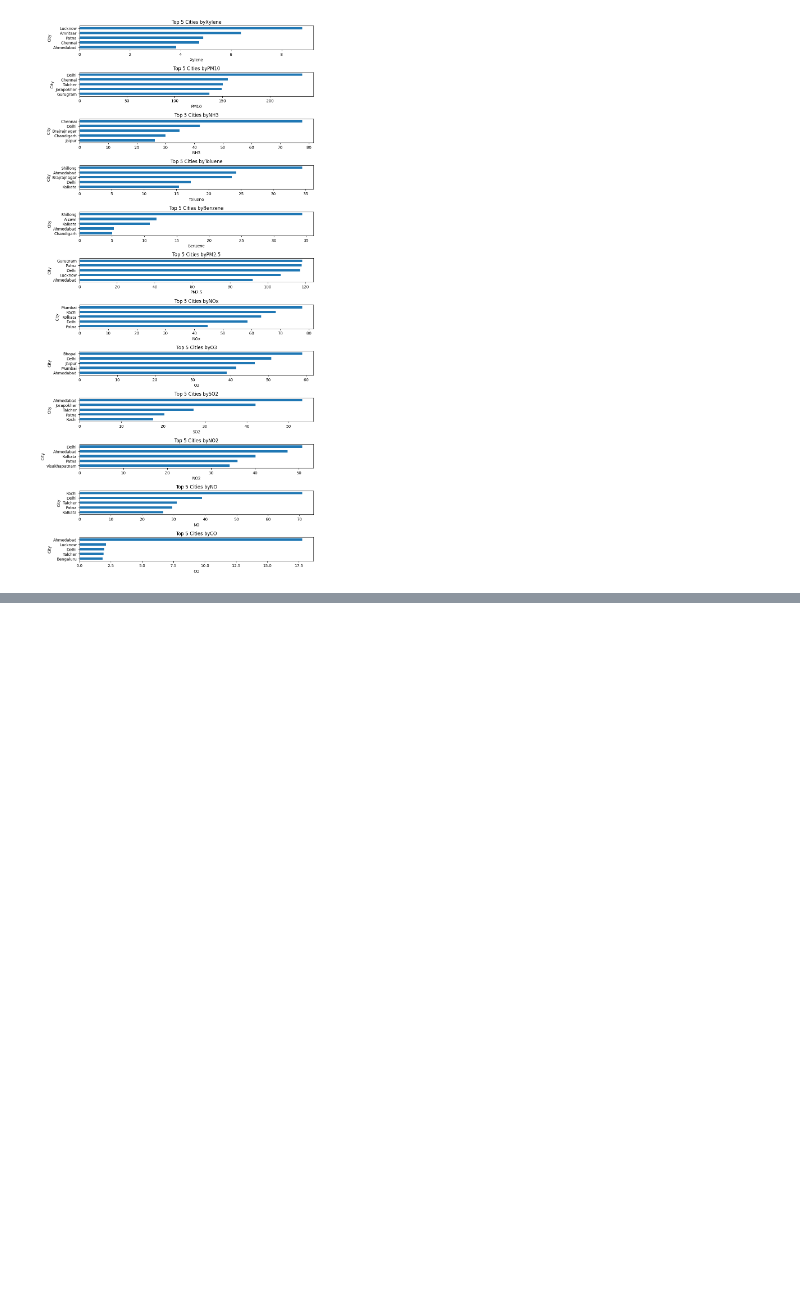
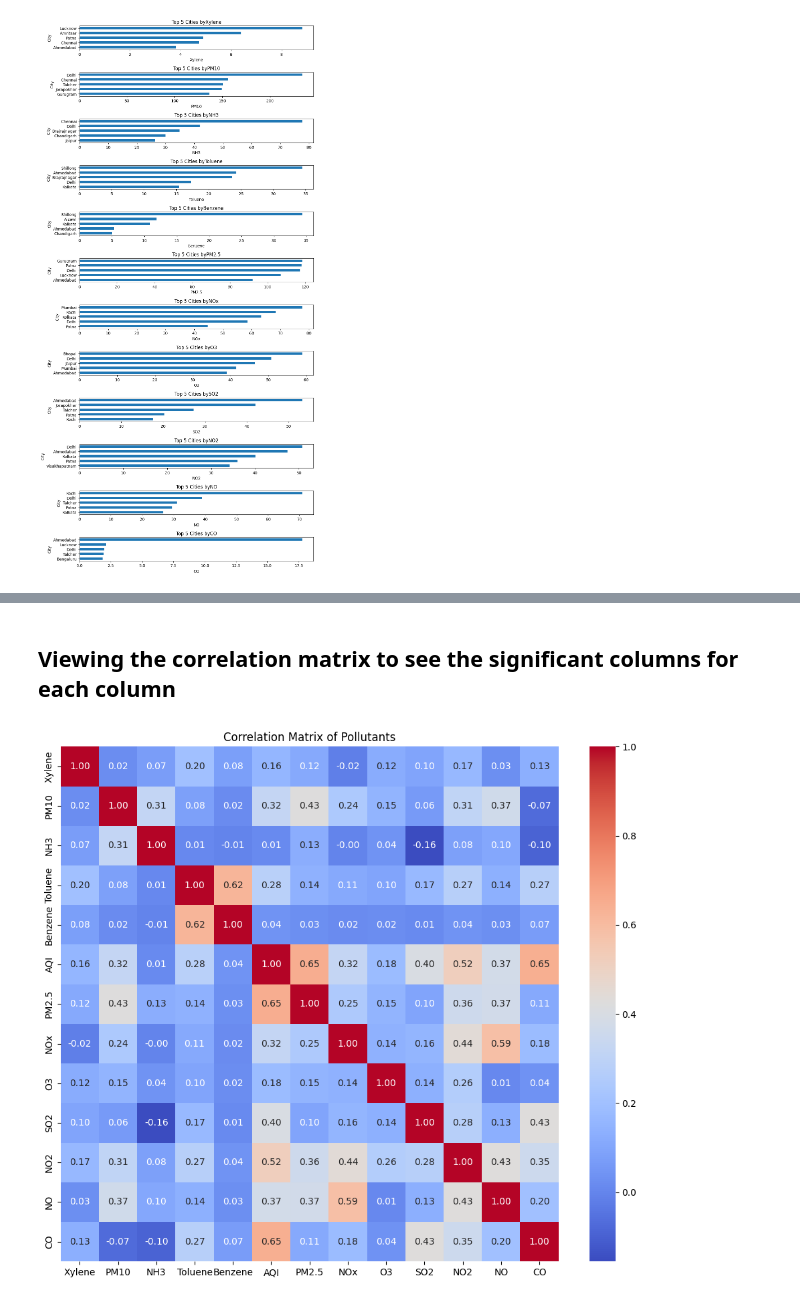
Before and after one commit to zukhrafarshadz-sudo/MyProject, a Jupyter notebook: ST20318986_CMP7005_Prac1.ipynb, the cells around one changed output, grey strips where cells are left out. Cells and saved outputs as stored; diff of their text form; code cells hidden in the pictures; blank space fills up the shorter version.

```diff
--- a/ST20318986_CMP7005_Prac1.ipynb
+++ b/ST20318986_CMP7005_Prac1.ipynb
@@ -728,0 +926,14 @@ plt.show()
+# %% [markdown]
+## Viewing the correlation matrix to see the significant columns for each column
+# %%
+pollutants = ['Xylene','PM10','NH3','Toluene','Benzene','AQI','PM2.5','NOx','O3','SO2','NO2','NO','CO']
+#calculating correlation matrix
+correlation_matrix = df[pollutants].corr()
+
+#Plotting it
+plt.figure(figsize=(12, 10))
+sns.heatmap(correlation_matrix, annot=True, cmap='coolwarm', fmt=".2f")
+plt.title('Correlation Matrix of Pollutants')
+plt.show()
+# %% [output]
+[figure, added]
```
Also changed, not shown: parts of 36 cells of this notebook.
